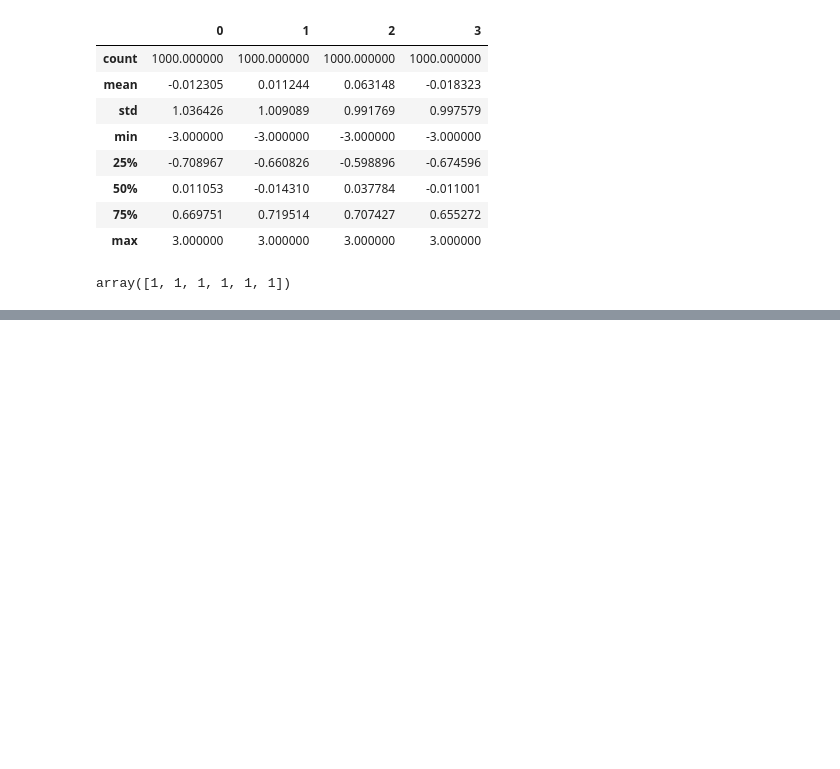
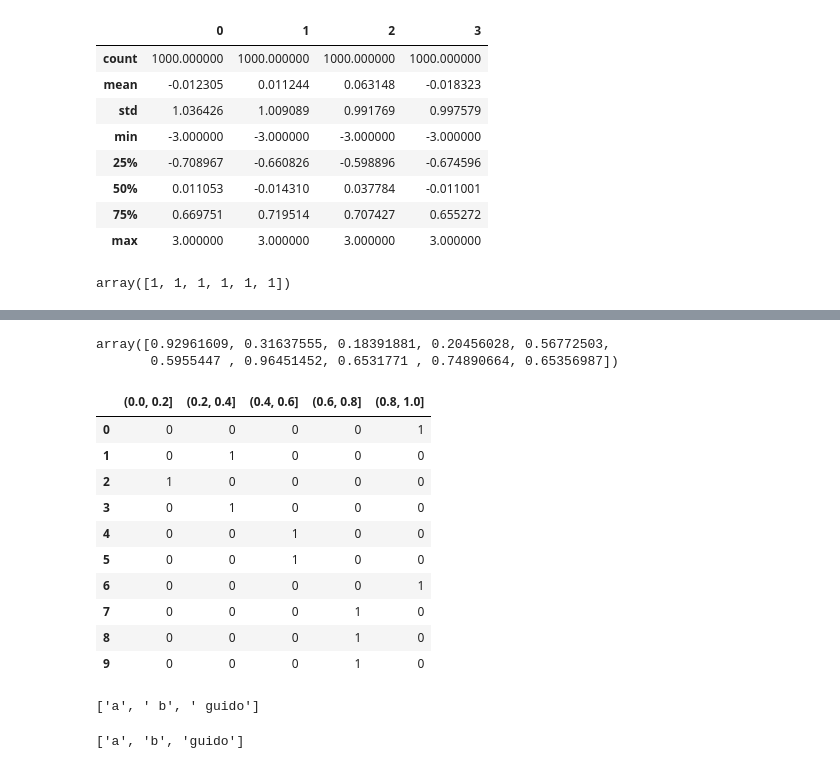
Before and after one commit to Kaiquenakao/limpeza_dados, a Jupyter notebook: preparacao_dados.ipynb, the cells around one changed output, grey strips where cells are left out. Drawn from its saved outputs; the diff is of its cells as text; code cells hidden in the pictures; blank space fills up the shorter version.

```diff
--- a/preparacao_dados.ipynb
+++ b/preparacao_dados.ipynb
@@ -1010,0 +1420,22 @@ array([1, 1, 1, 1, 1, 1])
+# %%
+np.random.seed(12345)
+values = np.random.rand(10)
+values
+# %% [output]
+array([0.92961609, 0.31637555, 0.18391881, 0.20456028, 0.56772503,
+       0.5955447 , 0.96451452, 0.6531771 , 0.74890664, 0.65356987])
+# %%
+bins = [0, 0.2, 0.4, 0.6, 0.8, 1]
+pd.get_dummies(pd.cut(values, bins))
+# %% [output]
+|  | (0.0, 0.2] | (0.2, 0.4] | (0.4, 0.6] | (0.6, 0.8] | (0.8, 1.0] |
+| 0 | 0 | 0 | 0 | 0 | 1 |
+| 1 | 0 | 1 | 0 | 0 | 0 |
+| 2 | 1 | 0 | 0 | 0 | 0 |
+| 3 | 0 | 1 | 0 | 0 | 0 |
+| 4 | 0 | 0 | 1 | 0 | 0 |
+| 5 | 0 | 0 | 1 | 0 | 0 |
+| 6 | 0 | 0 | 0 | 0 | 1 |
+| 7 | 0 | 0 | 0 | 1 | 0 |
+| 8 | 0 | 0 | 0 | 1 | 0 |
+| 9 | 0 | 0 | 0 | 1 | 0 |
@@ -1010,0 +1448,9 @@ array([1, 1, 1, 1, 1, 1])
+# %%
+val.split(',')
+# %% [output]
+['a', ' b', ' guido']
+# %%
+pieces = [x.strip() for x in val.split(',')]
+pieces
+# %% [output]
+['a', 'b', 'guido']
```
Also changed, not shown: parts of 93 cells of this notebook.
